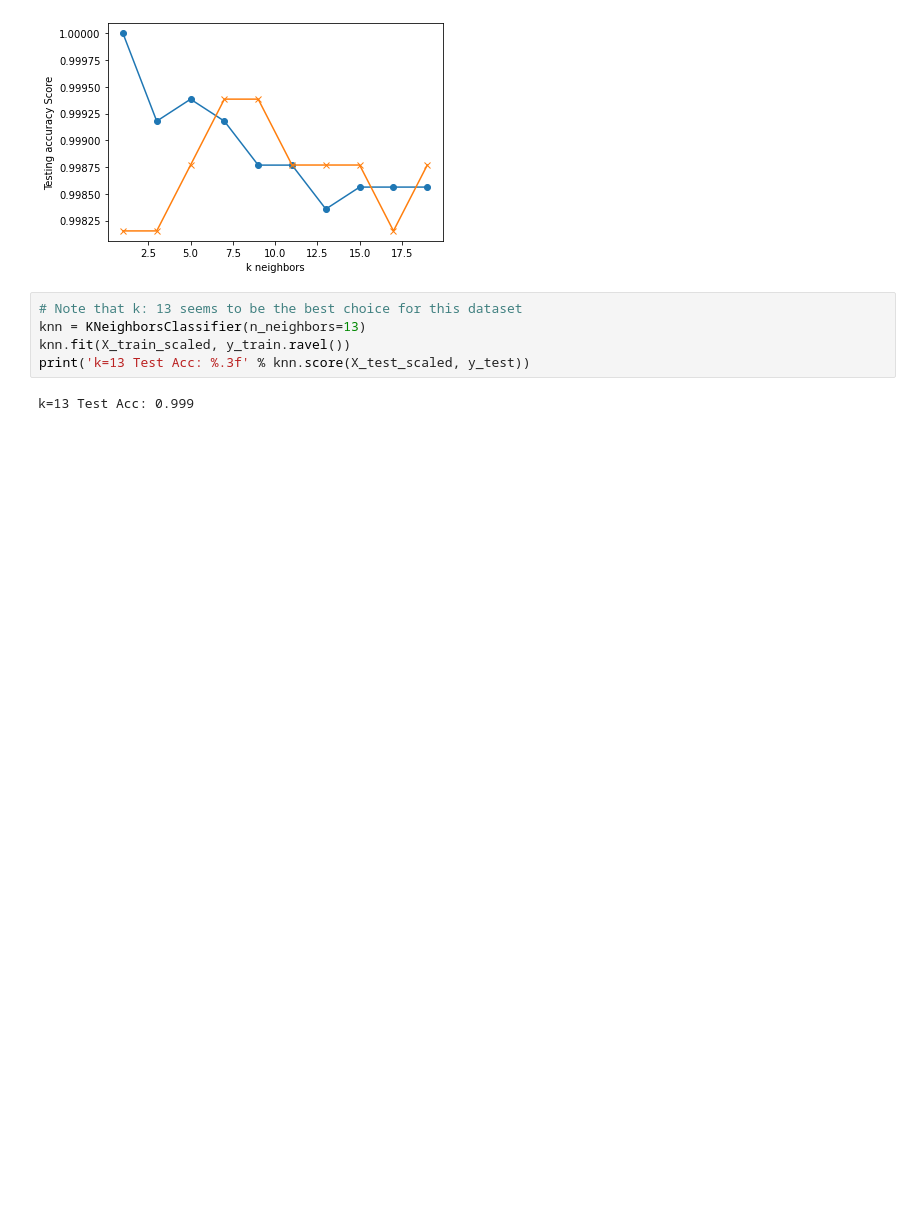
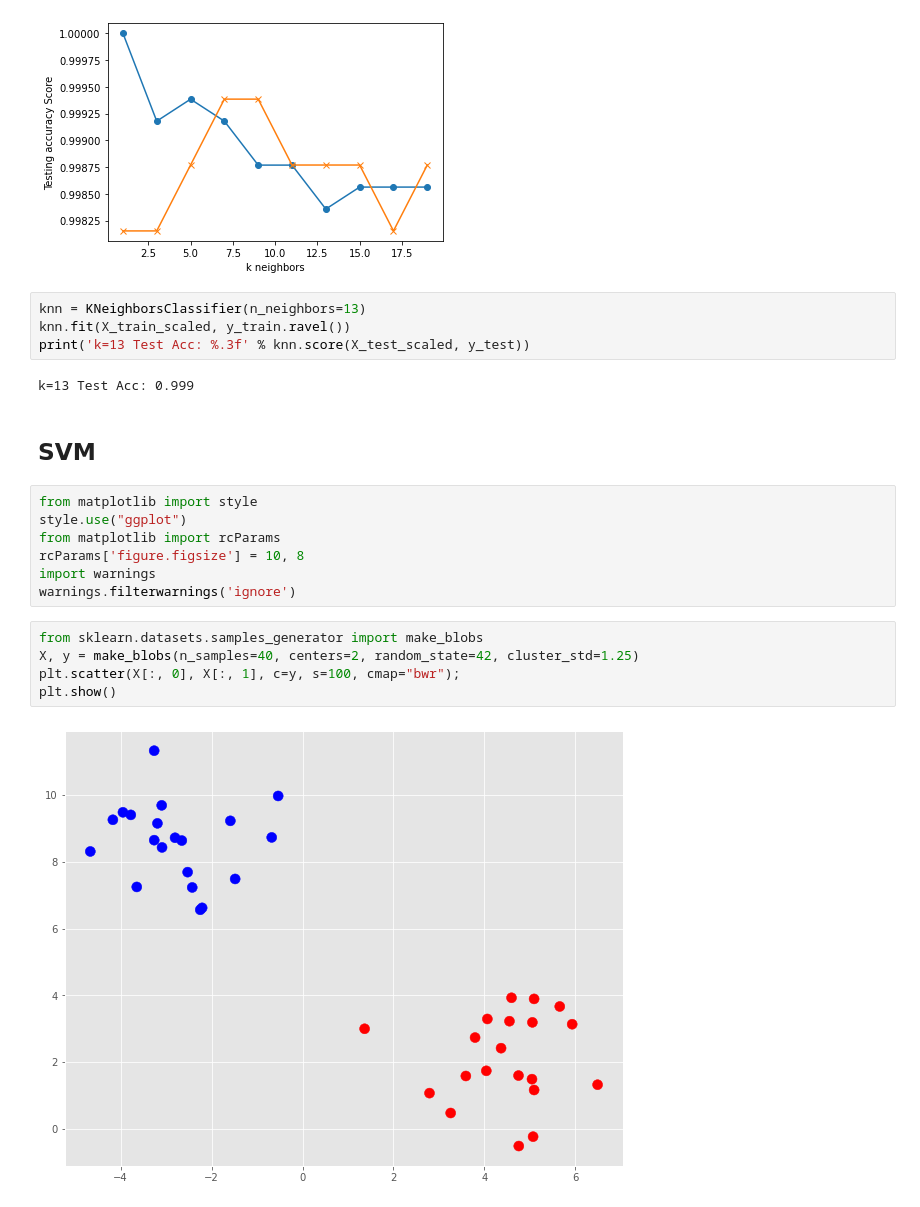
Before and after one commit to JuliaAlsop/The-Quality-of-Wine, a Jupyter notebook: wine_quality.ipynb, the cells around one changed output. Cells and saved outputs as stored; diff of their text form; blank space fills up the shorter version.

```diff
--- a/wine_quality.ipynb
+++ b/wine_quality.ipynb
@@ -157,9 +157,24 @@ k: 17, Train/Test Score: 0.999/0.998
 k: 19, Train/Test Score: 0.999/0.999
 [figure]
 # %%
-# Note that k: 13 seems to be the best choice for this dataset
 knn = KNeighborsClassifier(n_neighbors=13)
 knn.fit(X_train_scaled, y_train.ravel())
 print('k=13 Test Acc: %.3f' % knn.score(X_test_scaled, y_test))
 # %% [output]
 k=13 Test Acc: 0.999
+# %% [markdown]
+## SVM
+# %%
+from matplotlib import style
+style.use("ggplot")
+from matplotlib import rcParams
+rcParams['figure.figsize'] = 10, 8
+import warnings
+warnings.filterwarnings('ignore')
+# %%
+from sklearn.datasets.samples_generator import make_blobs
+X, y = make_blobs(n_samples=40, centers=2, random_state=42, cluster_std=1.25)
+plt.scatter(X[:, 0], X[:, 1], c=y, s=100, cmap="bwr");
+plt.show()
+# %% [output]
+[figure, added]
```
Also changed, not shown: parts of 12 cells of this notebook.
